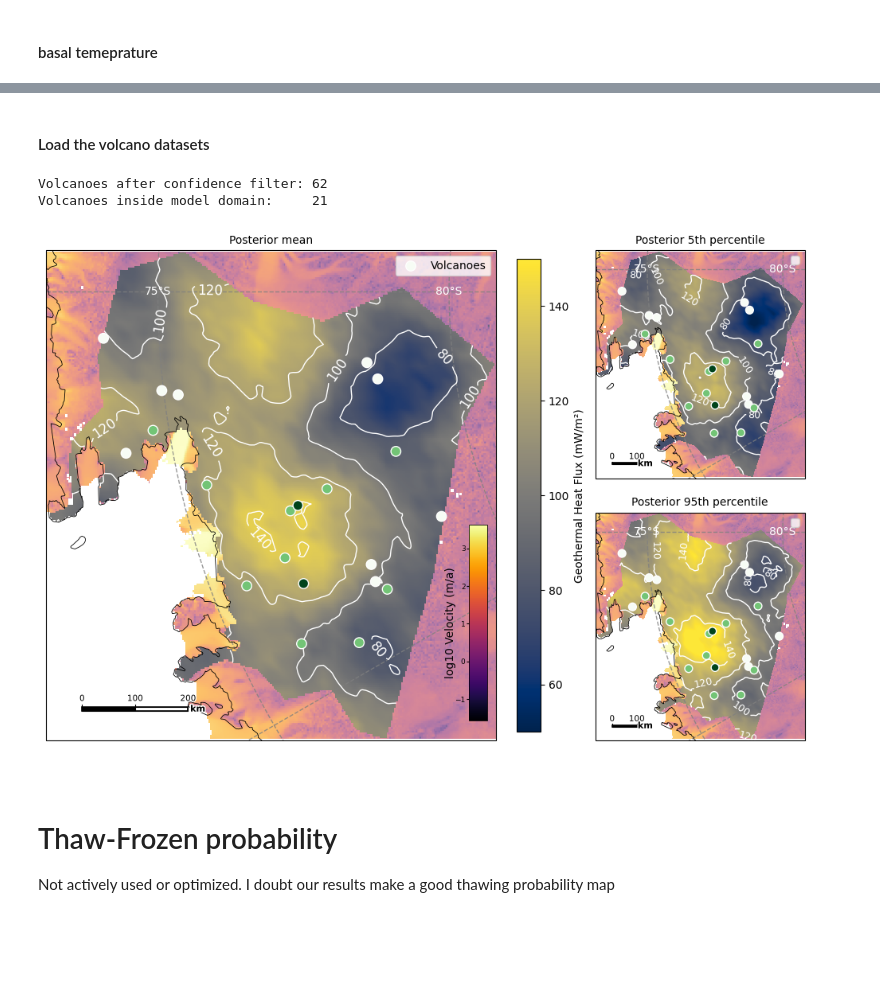
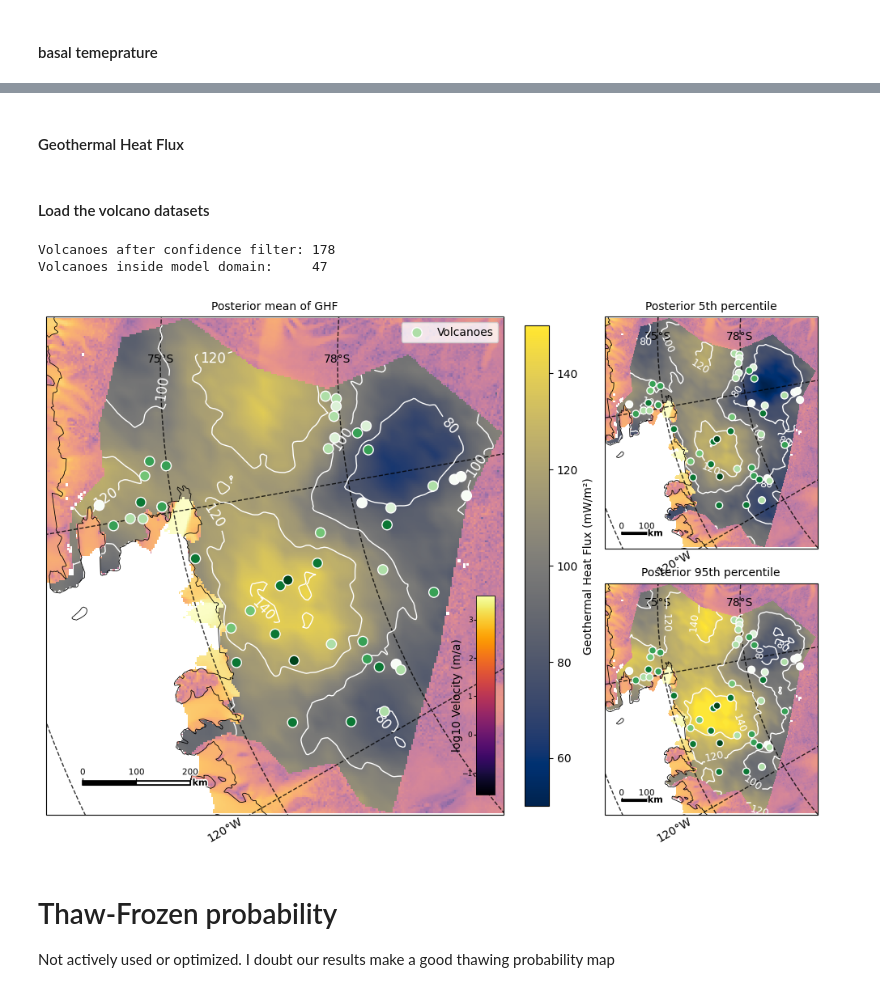
Before and after one commit to alastairyang/GMR-inference, a Jupyter notebook: notebooks/makeFigs.ipynb, the cells around one changed output, grey strips where cells are left out. Drawn from its saved outputs; the diff is of its cells as text; code cells hidden in the pictures; blank space fills up the shorter version.

```diff
--- a/notebooks/makeFigs.ipynb
+++ b/notebooks/makeFigs.ipynb
@@ -174 +174,3 @@ fig.savefig("../figs/posterior_5-mean-95_oficial.png", dpi=300, bbox_inches='tig
+# %% [markdown]
+#### Geothermal Heat Flux
 # %%
@@ -202,12 +211,23 @@ posterior_mean = dict(
     contour_levels = ghf_levels,
     contour_colors = ['white'],
     cmap = ghf_colormap,
-    title = 'Posterior mean',
+    title = 'Posterior mean of GHF',
     cb_label = 'Geothermal Heat Flux (mW/m²)',
     scalebar = (200, 2), # scale bar in km and number of segmentsbackground
     contour_labels = True,
     contour_label_fontsize = 12
 )
+# troubleshoot = dict( # this makes a blank plot so that we can see the background data
+#     x = xs_ase,
+#     y = ys_ase,
+#     data = np.nan * np.ones_like(ghf_mean),
+#     cmap = ghf_colormap,
+#     title = 'Posterior mean of GHF',
+#     cb_label = 'Geothermal Heat Flux (mW/m²)',
+#     scalebar = (200, 2), # scale bar in km and number of segmentsbackground
+#     contour_labels = True,
+#     contour_label_fontsize = 12
+# )
 posterior_lower = dict(
     x = xs_ase,
     y = ys_ase,
@@ -249,31 +269,31 @@ background = dict(
     cb_label = 'log10 Velocity (m/a)',
 )
 
+
 plotit_ghf.define_extent(xs_ase, ys_ase)
 # %% [markdown]
 #### Load the volcano datasets
 # %%
-from pyproj import Transformer
-from scipy.interpolate import griddata
-import cartopy.crs as ccrs
-import cartopy.mpl.geoaxes as geoaxes
-import numpy as np
-import pandas as pd
-from IPython.display import display
-
 # ── Load and filter by confidence ────────────────────────────────────────
 volcano_path = "../data/other-inputs/vanWykDeVries2017_Table2_subglacial_cones.csv"
 volcano      = pd.read_csv(volcano_path)
 
-confidence_threshold = 4
+confidence_threshold = 1
+lat_correction = 0.25 # the csv data appear to be 0.25 degree closer to south pole
 conf_mask    = volcano['Confidence_Sum'].values >= confidence_threshold
-volcano_lat  = volcano['Latitude'].values[conf_mask]
+volcano_lat  = volcano['Latitude'].values[conf_mask] + lat_correction
 volcano_lon  = volcano['Longitude'].values[conf_mask]
 volcano_conf = volcano['Confidence_Sum'].values[conf_mask]
 
 # ── Project lat/lon → polar stereographic (same as model grid) ───────────
-transformer  = Transformer.from_crs("epsg:4326", "epsg:3031", always_xy=True)
-volcano_x, volcano_y = transformer.transform(volcano_lon, volcano_lat)
+data_proj_string = plotit_ghf.data_crs.proj4_init  # or .to_wkt()
+
+transformer_correct = Transformer.from_crs(
+    "epsg:4326",
+    data_proj_string,
+    always_xy=True
+)
+volcano_x, volcano_y = transformer_correct.transform(volcano_lon, volcano_lat)
 
 # ── Find which volcanoes fall inside the model domain ────────────────────
 X_md, Y_md  = np.meshgrid(xs_ase, ys_ase)
@@ -283,50 +303,48 @@ domain_at_volcanoes = griddata(
     grid_points,
     aux_data['mask'].flatten(),
     np.column_stack((volcano_x, volcano_y)),
     method='nearest'
 )
 volcano_in_domain    = domain_at_volcanoes.astype(bool)
 volcano_x_in_domain  = volcano_x[volcano_in_domain]
 volcano_y_in_domain  = volcano_y[volcano_in_domain]
 volcano_conf_in_domain = volcano_conf[volcano_in_domain]
 
 print(f"Volcanoes after confidence filter: {len(volcano_lat)}")
 print(f"Volcanoes inside model domain:     {len(volcano_x_in_domain)}")
 
 plt.close('all')
-fig = plotit_ghf.plot(data = (posterior_mean, posterior_lower, posterior_higher),
-                      background= background,
-                      layout = 'main+stack')
+fig = plotit_ghf.plot(data=(posterior_mean, posterior_lower, posterior_higher),
+                      background=background,
+                      layout='main+stack')
 
-# plot the scattered data
 for ax in fig.axes:
     if not isinstance(ax, geoaxes.GeoAxes):
         continue
-    if ax.get_label() == 'main':
-        scatter_size = 80
-        volcano_label = "Volcanoes"
-    else:
-        scatter_size = 50
-        volcano_label = None
+
+    scatter_size  = 80 if ax.get_label() == 'main' else 40
+    volcano_label = 'Volcanoes' if ax.get_label() == 'main' else None
+
     ax.scatter(
-        volcano_x_in_domain,
-        volcano_y_in_domain,
+        volcano_lon[volcano_in_domain],   # ← raw longitude degrees
+        volcano_lat[volcano_in_domain],   # ← raw latitude degrees
         c=volcano_conf_in_domain,
         cmap='Greens',
         edgecolor='white',
         s=scatter_size,
         zorder=10,
         label=volcano_label,
-        transform=ccrs.epsg(3031)
+        transform=ccrs.PlateCarree()      # ✅ cartopy reprojects internally
     )
-    ax.legend(loc='upper right', fontsize=10)
+    if volcano_label:
+        ax.legend(loc='upper right', fontsize=10)
 
 
 fig.savefig("../figs/ghf_5-mean-95_official_with_volcanoes.png", dpi=300, bbox_inches='tight')
 # %% [output]
-Volcanoes after confidence filter: 62
-Volcanoes inside model domain:     21
+Volcanoes after confidence filter: 178
+Volcanoes inside model domain:     47
-[figure, old version]
+[figure, new version]
 # %% [markdown]
 # Thaw-Frozen probability
 
```
Also changed, not shown: parts of 2 cells of this notebook, 3 other files.
